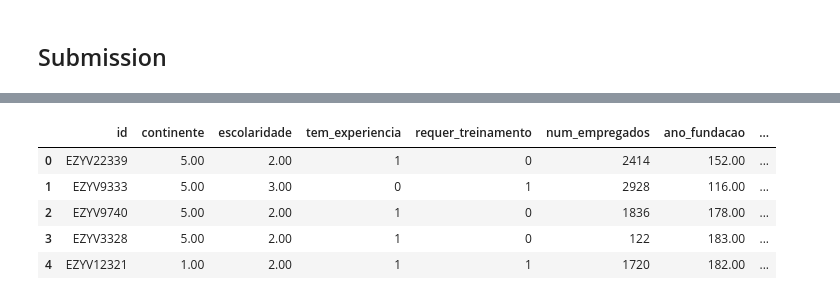
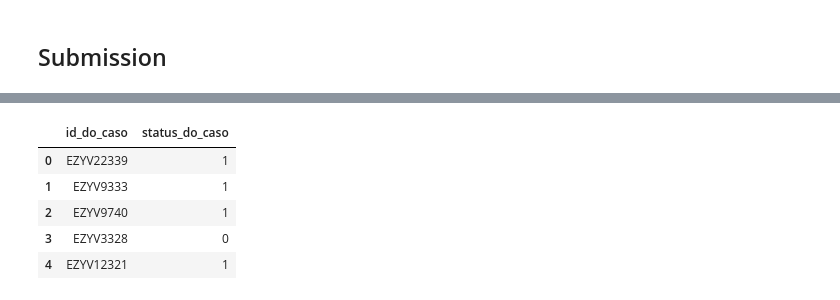
Before and after one commit to almir-martins/google_ml_olympiad, a Jupyter notebook: notebooks/analise1.ipynb, the cells around one changed output, grey strips where cells are left out. Saved outputs shown, nothing was run; the diff lists cells and outputs as text; code cells hidden in the pictures.

```diff
--- a/notebooks/analise1.ipynb
+++ b/notebooks/analise1.ipynb
@@ -520,13 +521,0 @@ for col in df_test[['tem_experiencia', 'requer_treinamento', 'tempo_integral']].
-# %%
-# testando o modelo
-# df_test['status_do_caso'] = model.predict(df_test.drop(columns=['id']))
-for col in df_test.select_dtypes('category'):
-    df_test[col] = df_test[col].astype('int32')
-
-df5 = df_test.drop(columns=['id'])
-display(df5.dtypes)
-display(df5.isna().sum())
-a = model.predict(df5)
-
-submission = df_test[['id', 'status_do_caso']]
-submission.columns = ['id_do_caso', 'status_do_caso']
@@ -547,9 +522,33 @@ dtype: object
-# %%
-df_test.head()
-# %% [output]
-|  | id | continente | escolaridade | tem_experiencia | requer_treinamento | num_empregados | ano_fundacao | ... |
-| 0 | EZYV22339 | 5.00 | 2.00 | 1 | 0 | 2414 | 152.00 | ... |
-| 1 | EZYV9333 | 5.00 | 3.00 | 0 | 1 | 2928 | 116.00 | ... |
-| 2 | EZYV9740 | 5.00 | 2.00 | 1 | 0 | 1836 | 178.00 | ... |
-| 3 | EZYV3328 | 5.00 | 2.00 | 1 | 0 | 122 | 183.00 | ... |
-| 4 | EZYV12321 | 1.00 | 2.00 | 1 | 1 | 1720 | 182.00 | ... |
+# %%
+# Usando os melhores parâmetros do Cross validation
+model_submission = Pipeline(
+    steps=[
+        ("preprocessor", preprocessor),
+        (
+            "lr",
+            LogisticRegression(
+                class_weight    = best_params[model_name + '__' + "class_weight"],
+                max_iter        = best_params[model_name + '__' + "max_iter"],
+                penalty         = best_params[model_name + '__' + "penalty"],
+                solver          = best_params[model_name + '__' + "solver"],
+            ),
+        ),
+    ]
+)
+
+# treinando o modelo
+model.fit(X_train, y_train)
+
+# testando o modelo
+df_test['status_do_caso'] = model.predict(df_test.drop(columns=['id']))
+
+submission = df_test[['id', 'status_do_caso']].copy()
+submission.columns = ['id_do_caso', 'status_do_caso']
+submission.head()
+# %% [output]
+|  | id_do_caso | status_do_caso |
+| 0 | EZYV22339 | 1 |
+| 1 | EZYV9333 | 1 |
+| 2 | EZYV9740 | 1 |
+| 3 | EZYV3328 | 0 |
+| 4 | EZYV12321 | 1 |
```
Also changed, not shown: parts of 6 cells of this notebook, 1 other file.
